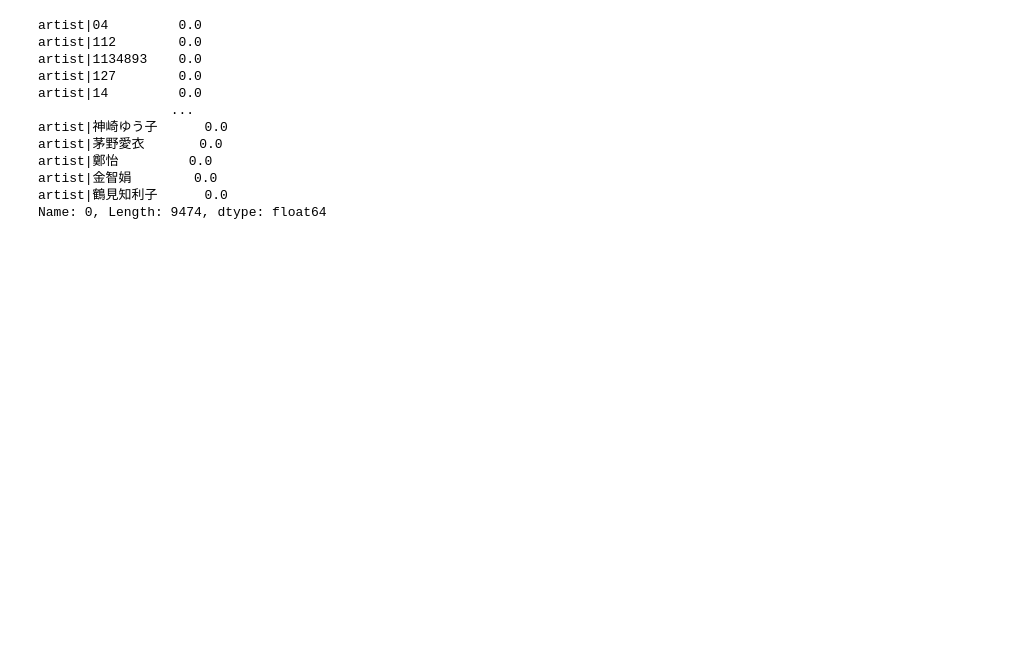
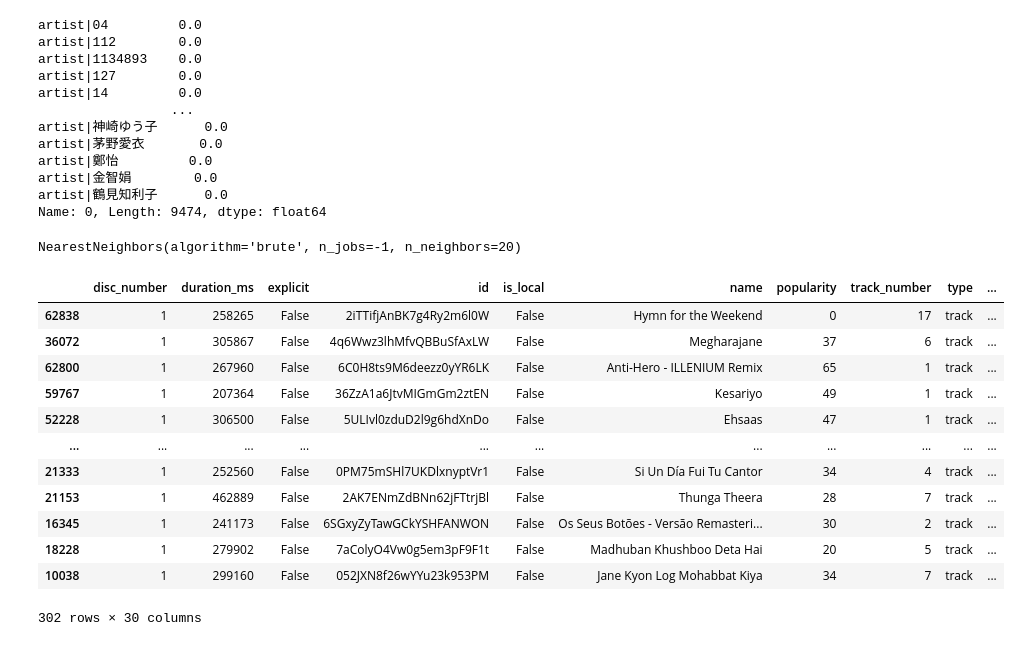
Before and after one commit to tathagatsathe/Spotify, a Jupyter notebook: Spotify Analysis.ipynb, the cells around one changed output. Cells and saved outputs as stored; diff of their text form; code cells hidden in the pictures; blank space fills up the shorter version.

Commit message:
added nearest neighbors algorithm

```diff
--- a/Spotify Analysis.ipynb
+++ b/Spotify Analysis.ipynb
@@ -663,3 +636,44 @@ artist|鄭怡         0.0
 artist|金智娟        0.0
 artist|鶴見知利子      0.0
 Name: 0, Length: 9474, dtype: float64
+# %%
+from sklearn.neighbors import NearestNeighbors
+
+X = df[feat_cols_float]
+
+minMaxScaler = MinMaxScaler()
+X = pd.DataFrame(minMaxScaler.fit_transform(X),columns=feat_cols_float)
+
+model_knn = NearestNeighbors(metric='minkowski', algorithm='brute', n_neighbors=20, n_jobs=-1)
+model_knn.fit(X.values)
+# %% [output]
+NearestNeighbors(algorithm='brute', n_jobs=-1, n_neighbors=20)
+# %%
+pred_knn = model_knn.kneighbors(X.values)
+# %%
+def recommend_nearest_neighbours(df,playlist):
+
+    ids = pred_knn[1][df.loc[df['id'].isin(playlist['id'].values),:].index].flatten()
+
+    neighbour_tracks = df.loc[ids,:]
+    non_playlist_neigbours = neighbour_tracks.loc[~neighbour_tracks['id'].isin(playlist['id'].values),:]
+
+    return non_playlist_neigbours
+# %%
+results_nearest_neighbours = recommend_nearest_neighbours(df,playlist)
+# %%
+results_nearest_neighbours
+# %% [output]
+|  | disc_number | duration_ms | explicit | id | is_local | name | popularity | track_number | type | ... |
+| 62838 | 1 | 258265 | False | 2iTTifjAnBK7g4Ry2m6l0W | False | Hymn for the Weekend | 0 | 17 | track | ... |
+| 36072 | 1 | 305867 | False | 4q6Wwz3lhMfvQBBuSfAxLW | False | Megharajane | 37 | 6 | track | ... |
+| 62800 | 1 | 267960 | False | 6C0H8ts9M6deezz0yYR6LK | False | Anti-Hero - ILLENIUM Remix | 65 | 1 | track | ... |
+| 59767 | 1 | 207364 | False | 36ZzA1a6JtvMIGmGm2ztEN | False | Kesariyo | 49 | 1 | track | ... |
+| 52228 | 1 | 306500 | False | 5ULIvl0zduD2l9g6hdXnDo | False | Ehsaas | 47 | 1 | track | ... |
+| ... | ... | ... | ... | ... | ... | ... | ... | ... | ... | ... |
+| 21333 | 1 | 252560 | False | 0PM75mSHl7UKDlxnyptVr1 | False | Si Un Día Fui Tu Cantor | 34 | 4 | track | ... |
+| 21153 | 1 | 462889 | False | 2AK7ENmZdBNn62jFTtrjBl | False | Thunga Theera | 28 | 7 | track | ... |
+| 16345 | 1 | 241173 | False | 6SGxyZyTawGCkYSHFANWON | False | Os Seus Botões - Versão Remasteri... | 30 | 2 | track | ... |
+| 18228 | 1 | 279902 | False | 7aColyO4Vw0g5em3pF9F1t | False | Madhuban Khushboo Deta Hai | 20 | 5 | track | ... |
+| 10038 | 1 | 299160 | False | 052JXN8f26wYYu23k953PM | False | Jane Kyon Log Mohabbat Kiya | 34 | 7 | track | ... |
+302 rows × 30 columns
```
Also changed, not shown: parts of 4 cells of this notebook.
